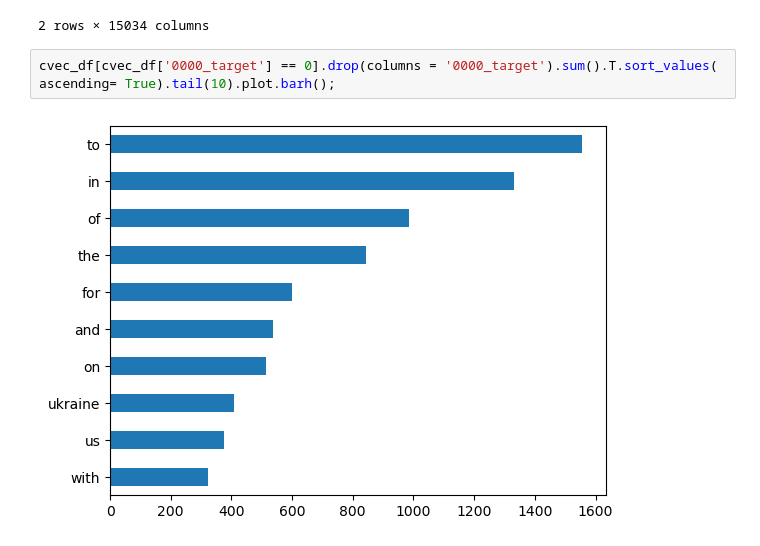
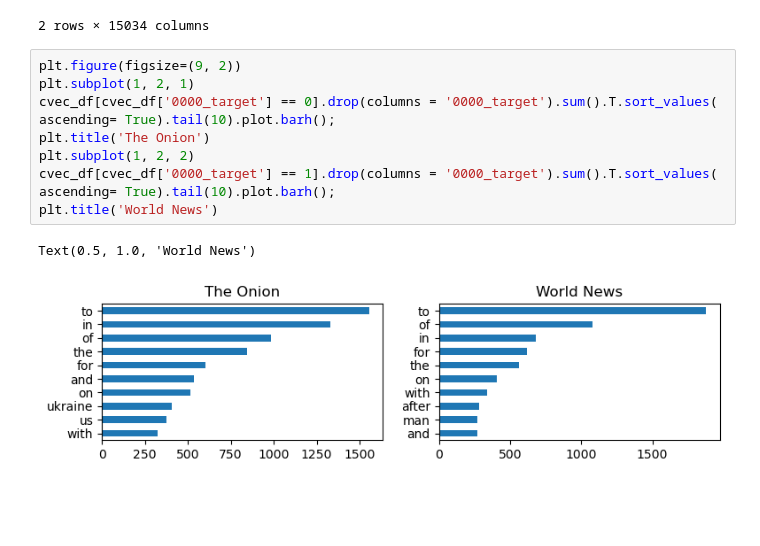
Before and after one commit to drossDS/Humor_Identification_with_NLP, a Jupyter notebook: code/4-Modeling-Round-2.ipynb, the cells around one changed output. Drawn from its saved outputs; the diff is of its cells as text; blank space fills up the shorter version.

```diff
--- a/code/4-Modeling-Round-2.ipynb
+++ b/code/4-Modeling-Round-2.ipynb
@@ -304,7 +343,14 @@ cvec_df.head(2)
 | 1 | 0 | 0 | 0 | 0 | 0 | 0 | 0 | 0 | 0 | 0 | ... | ... |
 2 rows × 15034 columns
 # %%
+plt.figure(figsize=(9, 2))
+plt.subplot(1, 2, 1)
 cvec_df[cvec_df['0000_target'] == 0].drop(columns = '0000_target').sum().T.sort_values( ascending= True).tail(10).plot.barh();
+plt.title('The Onion')
+plt.subplot(1, 2, 2)
+cvec_df[cvec_df['0000_target'] == 1].drop(columns = '0000_target').sum().T.sort_values( ascending= True).tail(10).plot.barh();
+plt.title('World News')
 # %% [output]
+Text(0.5, 1.0, 'World News')
-[figure, old version]
+[figure, new version]
 # %%
```
Also changed, not shown: parts of 7 cells of this notebook.
